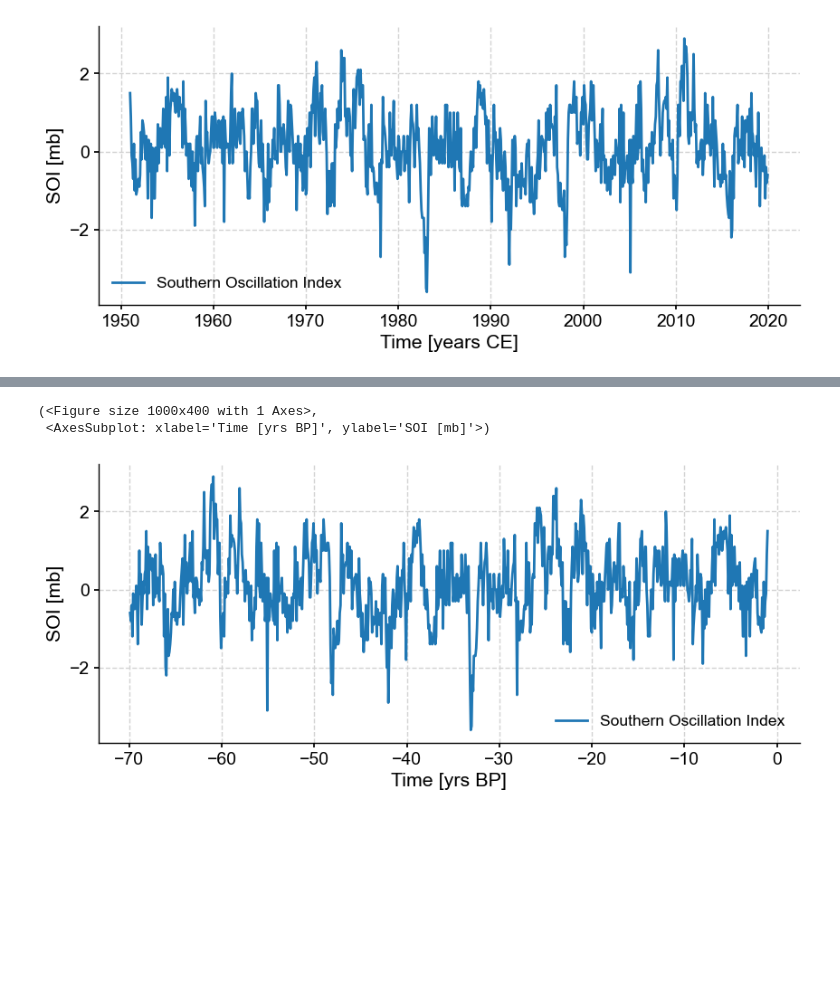
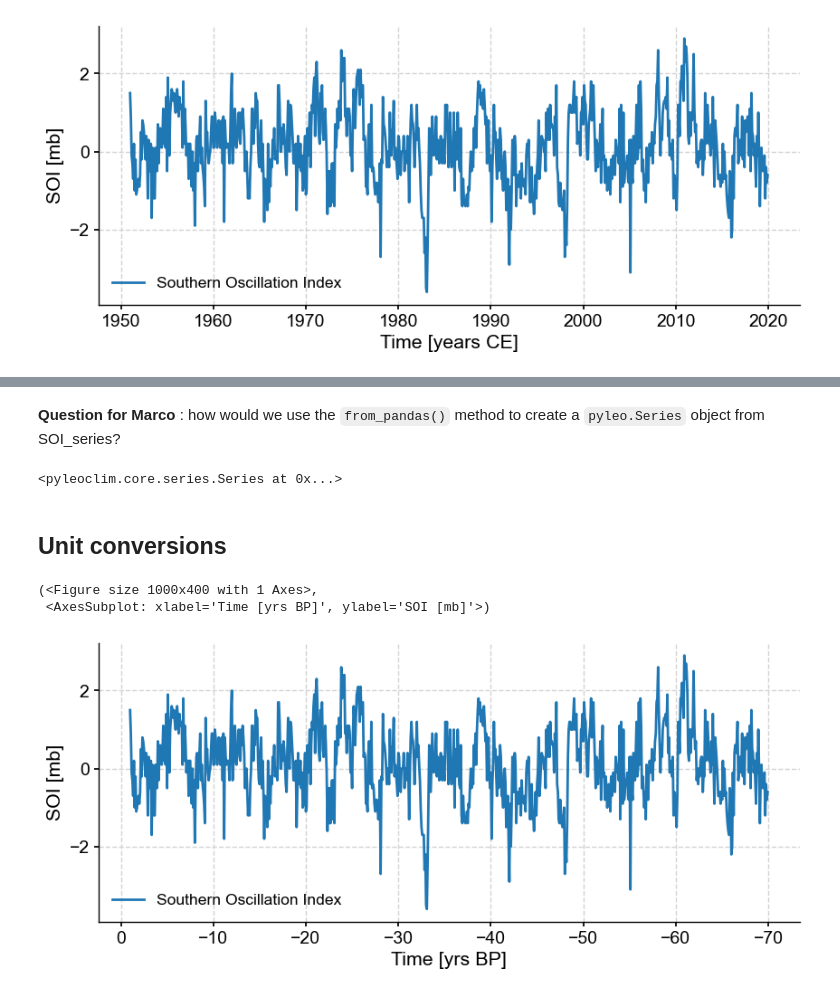
Before and after one commit to LinkedEarth/Pyleoclim_util, a Jupyter notebook: example_notebooks/Paleopandas Playground.ipynb, the cells around one changed output, grey strips where cells are left out. Cells and saved outputs as stored; diff of their text form; code cells hidden in the pictures; blank space fills up the shorter version.

```diff
--- a/example_notebooks/Paleopandas Playground.ipynb
+++ b/example_notebooks/Paleopandas Playground.ipynb
@@ -31,10 +108,18 @@ ts.plot()
+# %% [markdown]
+**Question for Marco** : how would we use the `from_pandas()` method to create a `pyleo.Series` object from SOI_series?
+# %%
+pyleo.Series.from_pandas(ser=SOI_series, metadata=ts.metadata)
+# %% [output]
+<pyleoclim.core.series.Series at 0x...>
+# %% [markdown]
+## Unit conversions
 # %%
 tsBP = ts.convert_time_unit('yrs BP')
-tsBP.plot()
+tsBP.plot(invert_xaxis=True) # by default, plots represent values in increasing order, so we reverse the x-axis
 # %% [output]
 (<Figure size 1000x400 with 1 Axes>,
  <AxesSubplot: xlabel='Time [yrs BP]', ylabel='SOI [mb]'>)
-[figure, old version]
+[figure, new version]
 # %%
 tsBP.datetime_index
 # %% [output]
```
Also changed, not shown: parts of 19 cells of this notebook, 3 other files.
